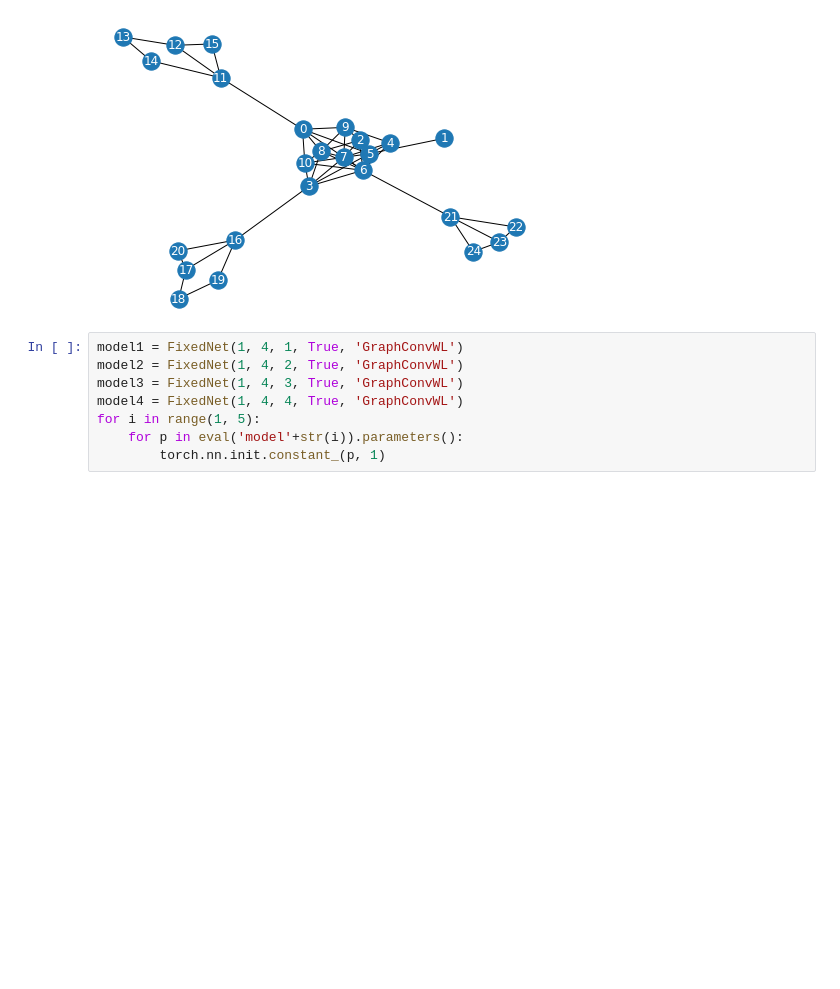
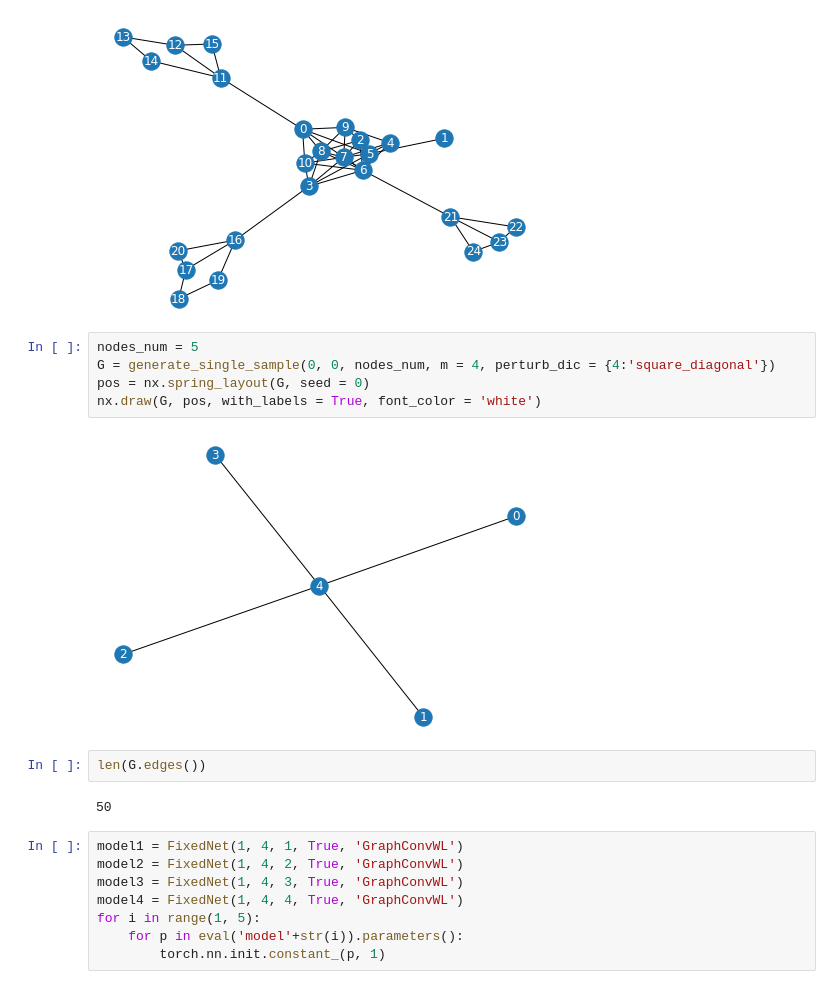
Before and after one commit to viclin0624/CGB, a Jupyter notebook: benchmarks/fixed_model.ipynb, the cells around one changed output. Cells and saved outputs as stored; diff of their text form; blank space fills up the shorter version.

```diff
--- a/benchmarks/fixed_model.ipynb
+++ b/benchmarks/fixed_model.ipynb
@@ -75,6 +76,17 @@ pos = nx.spring_layout(G, seed = 0)
 nx.draw(G, pos, with_labels = True, font_color = 'white')
 # %% [output]
 [figure]
+# %%
+nodes_num = 5
+G = generate_single_sample(0, 0, nodes_num, m = 4, perturb_dic = {4:'square_diagonal'})
+pos = nx.spring_layout(G, seed = 0)
+nx.draw(G, pos, with_labels = True, font_color = 'white')
+# %% [output]
+[figure, added]
+# %%
+len(G.edges())
+# %% [output]
+50
 # %%
 model1 = FixedNet(1, 4, 1, True, 'GraphConvWL')
 model2 = FixedNet(1, 4, 2, True, 'GraphConvWL')
```
Also changed, not shown: parts of 15 cells of this notebook, 7 other files.
